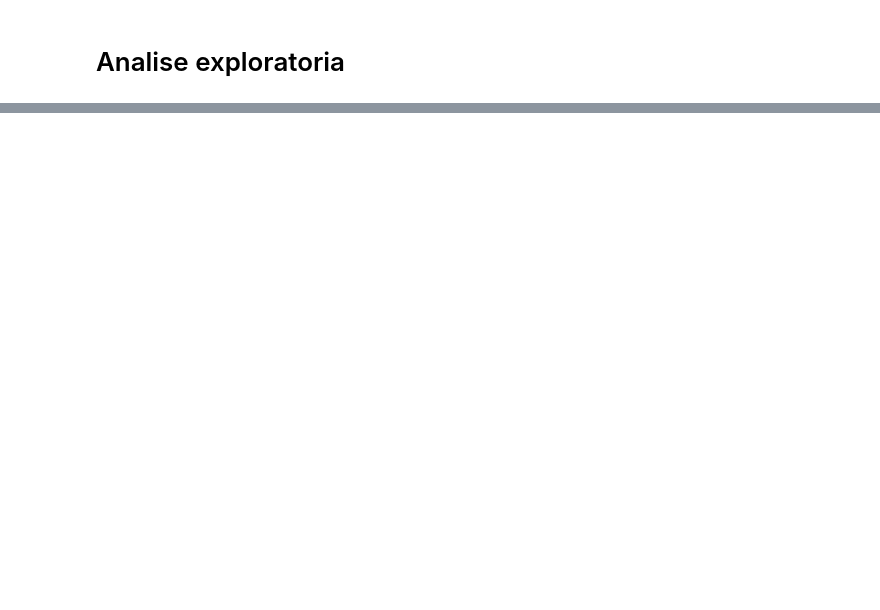
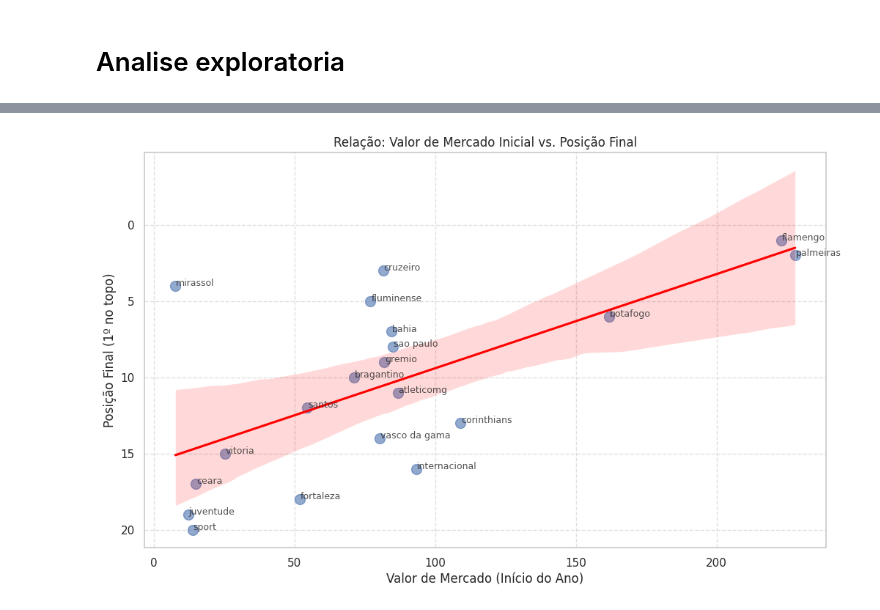
Before and after one commit to Willian-Fagundes/moneyball-brasileirao, a Jupyter notebook: scripts/eda.ipynb, the cells around one changed output, grey strips where cells are left out. Cells and saved outputs as stored; diff of their text form; code cells hidden in the pictures; blank space fills up the shorter version.

```diff
--- a/scripts/eda.ipynb
+++ b/scripts/eda.ipynb
@@ -15,0 +103,25 @@ conn = sqlite3.connect('/workspaces/moneyball-brasileirao/databases/brasileirao.
+# %%
+import matplotlib.pyplot as plt
+import seaborn as sns
+
+def bivariada(df):
+    # 1. Valor Inicial vs Posição Final com Linha de Regressão
+    plt.figure(figsize=(12, 7))
+    sns.regplot(data=df, x='valor_inicio', y='posicao_final',
+                scatter_kws={'s': 100, 'alpha': 0.6}, line_kws={'color': 'red'})
+
+    # Adicionar nomes dos clubes aos pontos para identificar os "Eficientes"
+    for i in range(df.shape[0]):
+        plt.text(df.valor_inicio[i]+0.2, df.posicao_final[i],
+                 df.clube[i], fontsize=9, alpha=0.8)
+
+    plt.gca().invert_yaxis() # Inverte o eixo Y: 1º lugar no topo
+    plt.title('Relação: Valor de Mercado Inicial vs. Posição Final')
+    plt.xlabel('Valor de Mercado (Início do Ano)')
+    plt.ylabel('Posição Final (1º no topo)')
+    plt.grid(True, linestyle='--', alpha=0.6)
+    plt.show()
+
+bivariada(df)
+# %% [output]
+[figure, added]
```
Also changed, not shown: parts of 15 cells of this notebook, 2 other files.
